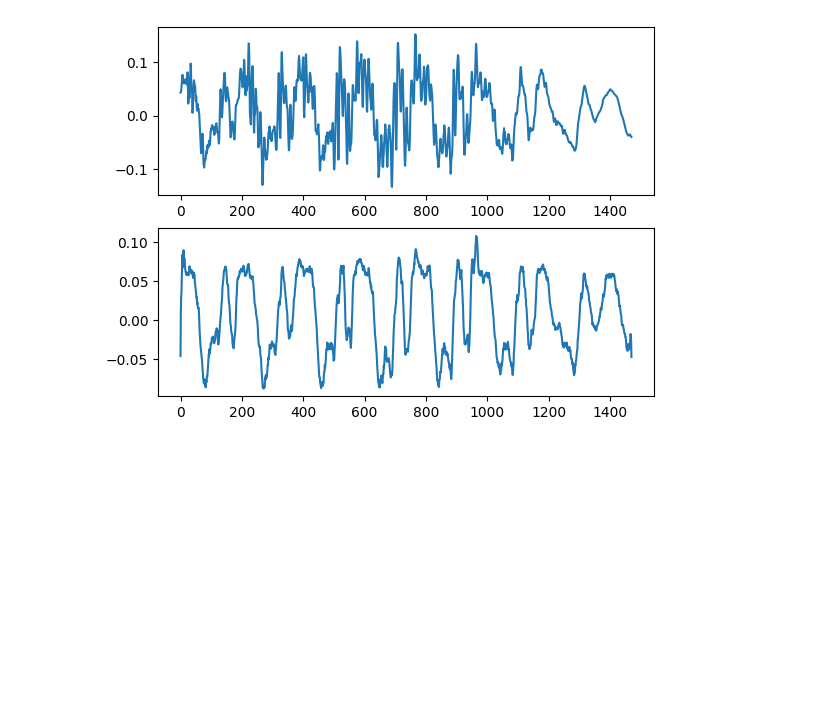
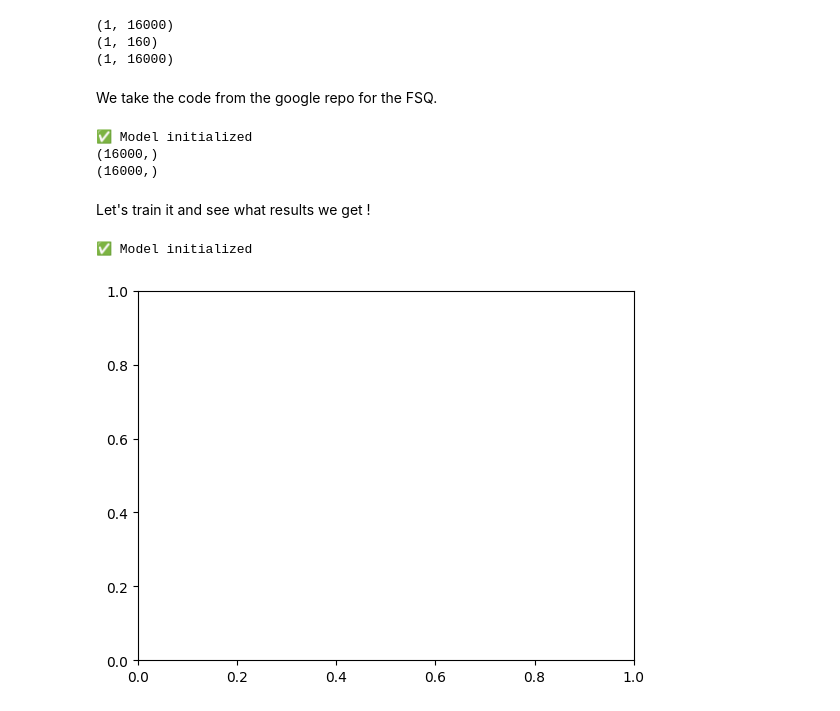
Before and after one commit to TugdualKerjan/XTTS-for-JAX, a Jupyter notebook: train_fsqvae.ipynb, the cells around one changed output. Cells and saved outputs as stored; diff of their text form; code cells hidden in the pictures; blank space fills up the shorter version.

```diff
--- a/train_fsqvae.ipynb
+++ b/train_fsqvae.ipynb
@@ -233,0 +151,17 @@ class VQVAE(eqx.Module):
+# %%
+x = jax.random.normal(key=jax.random.key(1), shape=(1, 16000))
+enc = Encoder(1, 4, 1, 5, key=jax.random.key(1))
+dec = Decoder(1, 4, 1, 5, key=jax.random.key(1))
+
+y = enc(x)
+z = dec(y)
+
+print(x.shape)
+print(y.shape)
+print(z.shape)
+# %% [output]
+(1, 16000)
+(1, 160)
+(1, 16000)
+# %% [markdown]
+We take the code from the google repo for the FSQ.
@@ -234,3 +283,16 @@ class VQVAE(eqx.Module):
+# %%
+x = jax.random.normal(key=jax.random.key(0), shape=(16000))
+model = VQVAE(1, 4, 1, [4], key=jax.random.key(4))
+y = model(x)
+print(x.shape)
+print(y.shape)
+# print(z.shape)
+# %% [output]
+✅ Model initialized
+(16000,)
+(16000,)
+# %% [markdown]
+Let's train it and see what results we get !
 # %%
 import optax
 from tensorboardX import SummaryWriter
@@ -241,12 +303,12 @@ import jax
 %matplotlib inline
 import matplotlib.pyplot as plt
 from IPython.display import display, clear_output
-
+import librosa
 key1, key2 = jax.random.split(jax.random.key(2), 2)
 
-model = VQVAE(1, 32, 64, [8], key=key1)
+model = VQVAE(1, 32, 4, [6], key=key1)
 
-optimizer = optax.adam(1e-4)
+optimizer = optax.adam(1e-5)
 opt_state = optimizer.init(model)
 
 writer = SummaryWriter(log_dir='./runs/' + datetime.datetime.now().strftime("%Y%m%d-%H%M%S"))
@@ -257,59 +319,42 @@ step = 0
 
 dataset = load_dataset("blabble-io/libritts_r", "clean", streaming=True)
 
-freq = 15
-stride = int(22050 / freq)
 def cut_up(samples):
     list = []
     for sample in samples["audio"]:
-        for i in range(0, (int(len(sample["array"])//stride) -1)):
-            list.append(sample["array"][i*stride:i*stride+stride])
+        resampled = librosa.resample(sample["array"], orig_sr=22050, target_sr=16000)
+        for i in range(0, (int(len(resampled)//16000) -1)):
+            list.append(resampled[i*16000:i*16000+16000])
     return {"audio": list}
 
 dataset = dataset.map(cut_up, batched=True, remove_columns=['text_normalized', 'text_original', 'speaker_id', 'path', 'chapter_id', 'id'])
 
 dataloader= dataset["train.clean.360"].batch(batch_size=batch_size)
-fig, (ax1, ax2) = plt.subplots(2)
-fig.show()
+
 
 @eqx.filter_jit
 @eqx.filter_value_and_grad(has_aux=True)
 def calculate_losses(model, x):
     y = jax.vmap(model)(x)
-    y = y[:, :-2]
     return jnp.mean(jnp.linalg.norm((x - y), ord=2, axis=(0, 1))), y
 
 @eqx.filter_jit
 def make_step(model, optimizer, opt_state, x):
     (total_loss, y), grads = (
         calculate_losses(model, x)
     )
     updates, opt_state = optimizer.update(grads, opt_state, model)
     model = eqx.apply_updates(model, updates)
 
     return (
         model,
         opt_state,
         total_loss,
         y
     )
-
+fig, ax = plt.subplots(1)
+fig.show()
 step = 0
-for epoch in range(epochs):
-    for batch in dataloader:
-        input = jax.numpy.array(batch["audio"])
-        model, opt_state, total_loss, y = make_step(model, optimizer, opt_state, input)
-
-        # Log codebook updates to TensorBoard
-        writer.add_scalar('Loss/Total', total_loss, step)
-        if (step // batch_size) % 20 == 0:
-            ax1.clear()
-            ax2.clear()
-            ax1.plot(batch["audio"][0])
-            ax2.plot(y[0])
-            display(fig)
-            clear_output(wait=True)
-
-        step+=1
 # %% [output]
+✅ Model initialized
-[figure, old version]
+[figure, new version]
```
Also changed, not shown: parts of 9 cells of this notebook, 13 other files.
